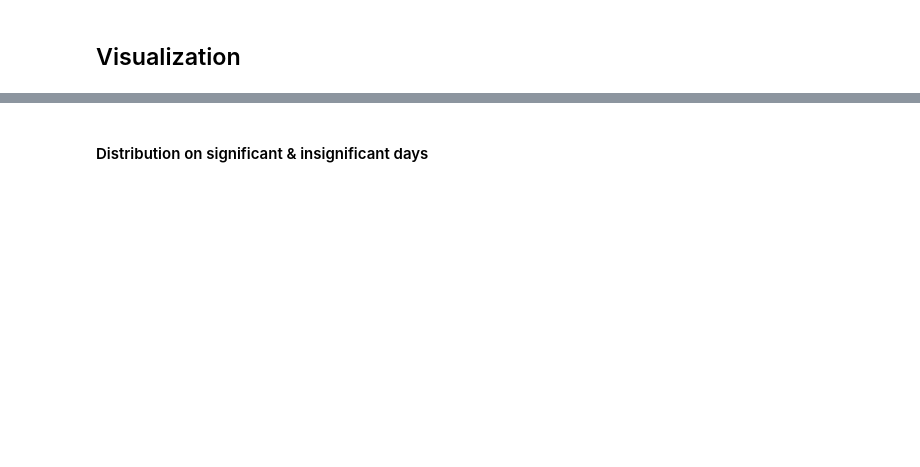
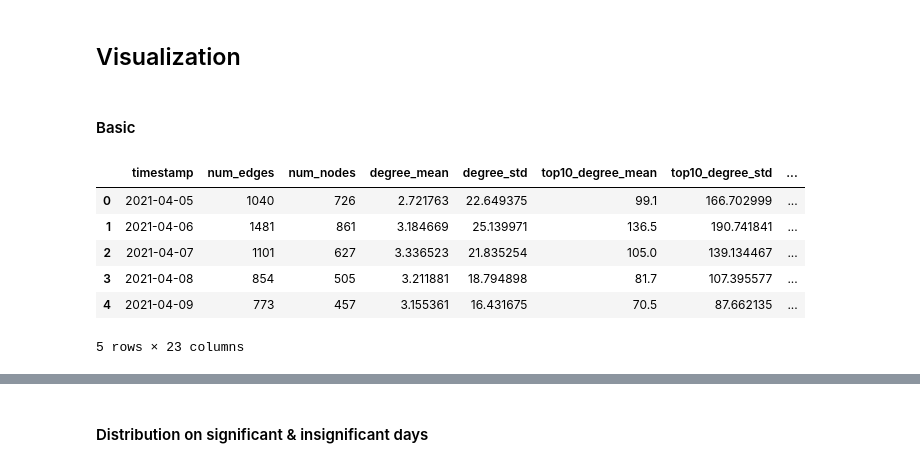
Before and after one commit to SciEcon/Blockchain-Network-Analysis, a Jupyter notebook: Main/02_Feature_Analysis.ipynb, the cells around one changed output, grey strips where cells are left out. Drawn from its saved outputs; the diff is of its cells as text; code cells hidden in the pictures; blank space fills up the shorter version.

```diff
--- a/Main/02_Feature_Analysis.ipynb
+++ b/Main/02_Feature_Analysis.ipynb
@@ -32,2 +43,50 @@ core_days_cnt = pd.read_csv(f'{DATA_DIR}/core_days_cnt.csv')
+# %%
+# Read data
+def filter_date(df, start_date=start_date, end_date=end_date):
+    return df[(df['timestamp'] >= start_date) & (df['timestamp'] <= end_date)]
+
+# Raw transaction date
+dtypes = {'token_address':str, 'from_address':str, 'to_address':str, 'timestamp':str, 'value':np.float64}
+raw_tx = pd.read_csv(f'../Data/{token_name}_{data_date_str}.csv', dtype=dtypes)
+raw_tx['timestamp'] = pd.to_datetime(raw_tx['timestamp'])
+raw_tx = filter_date(raw_tx)
+
+# Aggregated transaction date
+dtypes = {'timestamp':str, 'from_address':str, 'to_address':str, 'value':np.float64}
+agg_tx = pd.read_csv(f'{DATA_DIR}/01_agg_tx.csv', dtype=dtypes)
+agg_tx['timestamp'] = pd.to_datetime(agg_tx['timestamp'])
+agg_tx = filter_date(agg_tx)
+
+# Network features
+network_fea = pd.read_csv(f'{DATA_DIR}/02_network_fea.csv')
+network_fea['timestamp'] = pd.to_datetime(network_fea['timestamp'])
+network_fea = filter_date(network_fea)
+
+# Addresses that have been the core nodes
+core_address = pd.read_csv(f'{DATA_DIR}/03_core_address.csv')
 # %% [markdown]
 ## Visualization
+# %% [markdown]
+#### Basic
+# %%
+# Preprocess data
+def count_unique_addresses(x):
+    addresses = list(x['from_address']) + list(x['to_address'])
+    return pd.DataFrame({'address_count': [len(set(addresses))]})
+
+network_fea['address_count'] = raw_tx.groupby('timestamp').apply(count_unique_addresses).reset_index().drop(columns=['level_1'])['address_count']
+
+def sum_value(x):
+    return pd.DataFrame({'value_sum': [sum(x['value'])]})
+
+network_fea['value_sum'] = agg_tx.groupby('timestamp').apply(sum_value).reset_index().drop(columns=['level_1'])['value_sum']
+
+network_fea.head()
+# %% [output]
+|  | timestamp | num_edges | num_nodes | degree_mean | degree_std | top10_degree_mean | top10_degree_std | ... |
+| 0 | 2021-04-05 | 1040 | 726 | 2.721763 | 22.649375 | 99.1 | 166.702999 | ... |
+| 1 | 2021-04-06 | 1481 | 861 | 3.184669 | 25.139971 | 136.5 | 190.741841 | ... |
+| 2 | 2021-04-07 | 1101 | 627 | 3.336523 | 21.835254 | 105.0 | 139.134467 | ... |
+| 3 | 2021-04-08 | 854 | 505 | 3.211881 | 18.794898 | 81.7 | 107.395577 | ... |
+| 4 | 2021-04-09 | 773 | 457 | 3.155361 | 16.431675 | 70.5 | 87.662135 | ... |
+5 rows × 23 columns
```
Also changed, not shown: parts of 15 cells of this notebook, 13 other files.
